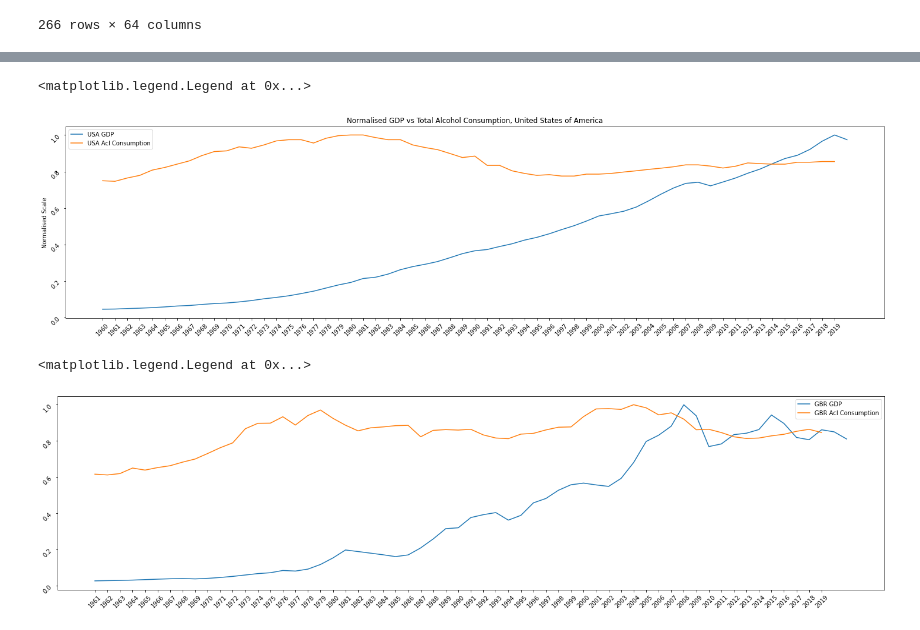
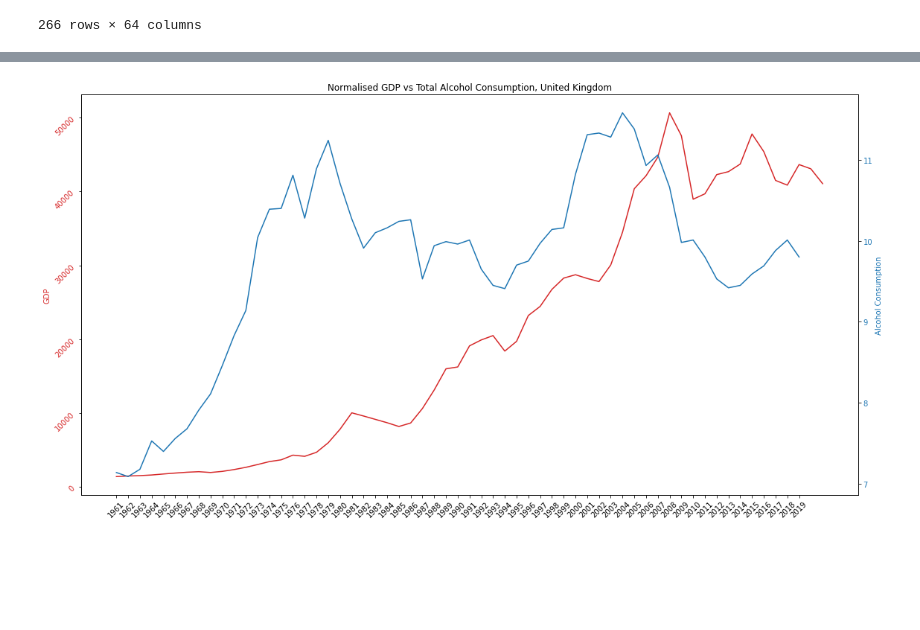
Before and after one commit to stuartbrown4/Big-Data-Assignment, a Jupyter notebook: Data-Handling-01.ipynb, the cells around one changed output, grey strips where cells are left out. Cells and saved outputs as stored; diff of their text form; code cells hidden in the pictures; blank space fills up the shorter version.

```diff
--- a/Data-Handling-01.ipynb
+++ b/Data-Handling-01.ipynb
@@ -98,9 +125,8 @@ def CountryGDP(country):
 # %%
 def CountryConspumtion(country):
-    country_cons = all_types[all_types['Location'] == country][['Period', 'FactValueNumeric']].reset_index().drop(['index'], axis=1)
-    country_cons.columns = ['Year', 'alc_cons_litre']
+    country_cons = df[df['Location'] == country][['Period', 'Dim1','FactValueNumeric']].reset_index().drop(['index'], axis=1)
+    country_cons.columns = ['Year', 'Alcohol Type','alc_cons_litre']
     country_cons = country_cons.sort_values('Year')
-    country_cons['alc_cons_litre_scaled'] = country_cons['alc_cons_litre'] / country_cons['alc_cons_litre'].abs().max()
     return country_cons
 # %%
 usa_gdp = CountryGDP('United States')
@@ -114,40 +143,31 @@ ukr_consumption = CountryConspumtion('Ukraine')
 # %%
-x1 = np.arange(0, len(usa_gdp), step=1)
-y1 = usa_gdp['scaled gdp'].to_list()
-x2 = np.arange(0, len(usa_consumption), step=1)
-y2 = usa_consumption['alc_cons_litre_scaled'].to_list()
-years = usa_consumption['Year'].to_list()
+def TwoAxisPlot(df1, df2, country):
+    x1 = np.arange(0, len(df1), step=1)
+    y1 = df1['GDP'].to_list()
+    x2 = np.arange(0, len(df2), step=1)
+    y2 = df2['alc_cons_litre'].to_list()
+    years = df2['Year'].to_list()
 
-fig, ax = plt.subplots(1,1,figsize=(25,6))
+    fig, ax = plt.subplots(figsize=(16,8))
 
-ax.plot(x1, y1, label='USA GDP')
-ax.plot(x2, y2, label='USA Acl Consumption')
+    color = 'tab:red'
+    ax.set_ylabel('GDP', color=color)
+    ax.plot(x1, y1, color=color, label='GDP')
+    ax.tick_params(axis='y', labelcolor=color)
+    ax2 = ax.twinx()
+    color = 'tab:blue'
+    ax2.set_ylabel('Alcohol Consumption', color=color)
+    ax2.plot(x2, y2, color=color, label='Alcohol Consumption')
+    ax2.tick_params(axis='y', labelcolor=color)
 
-ax.set_xticks(np.arange(len(usa_consumption)))
-ax.set_xticklabels(years)
-ax.tick_params(labelrotation=45)
-ax.set_title('Normalised GDP vs Total Alcohol Consumption, United States of America')
-ax.set_ylabel('Normalised Scale')
-ax.legend()
+    fig.tight_layout()
+
+    ax.set_xticks(np.arange(len(df2)))
+    ax.set_xticklabels(years)
+    ax.tick_params(labelrotation=45)
+    ax.set_title(f'Normalised GDP vs Total Alcohol Consumption, {country}')
+    return
-# %% [output]
-<matplotlib.legend.Legend at 0x...>
-[figure, removed]
-# %%
-x1 = np.arange(0, len(gbr_gdp), step=1)
-y1 = gbr_gdp['scaled gdp'].to_list()
-x2 = np.arange(0, len(gbr_consumption), step=1)
-y2 = gbr_consumption['alc_cons_litre_scaled'].to_list()
-years = gbr_consumption['Year'].to_list()
-
-fig, ax = plt.subplots(1,1,figsize=(25,6))
-
-ax.plot(x1, y1, label='GBR GDP')
-ax.plot(x2, y2, label='GBR Acl Consumption')
-
-ax.set_xticks(np.arange(len(gbr_consumption)))
-ax.set_xticklabels(years)
-ax.tick_params(labelrotation=45)
-ax.legend()
-# %% [output]
-<matplotlib.legend.Legend at 0x...>
-[figure, removed]
+# %%
+TwoAxisPlot(gbr_gdp, gbr_consumption, 'United Kingdom')
+# %% [output]
+[figure, added]
```
Also changed, not shown: parts of 27 cells of this notebook.
